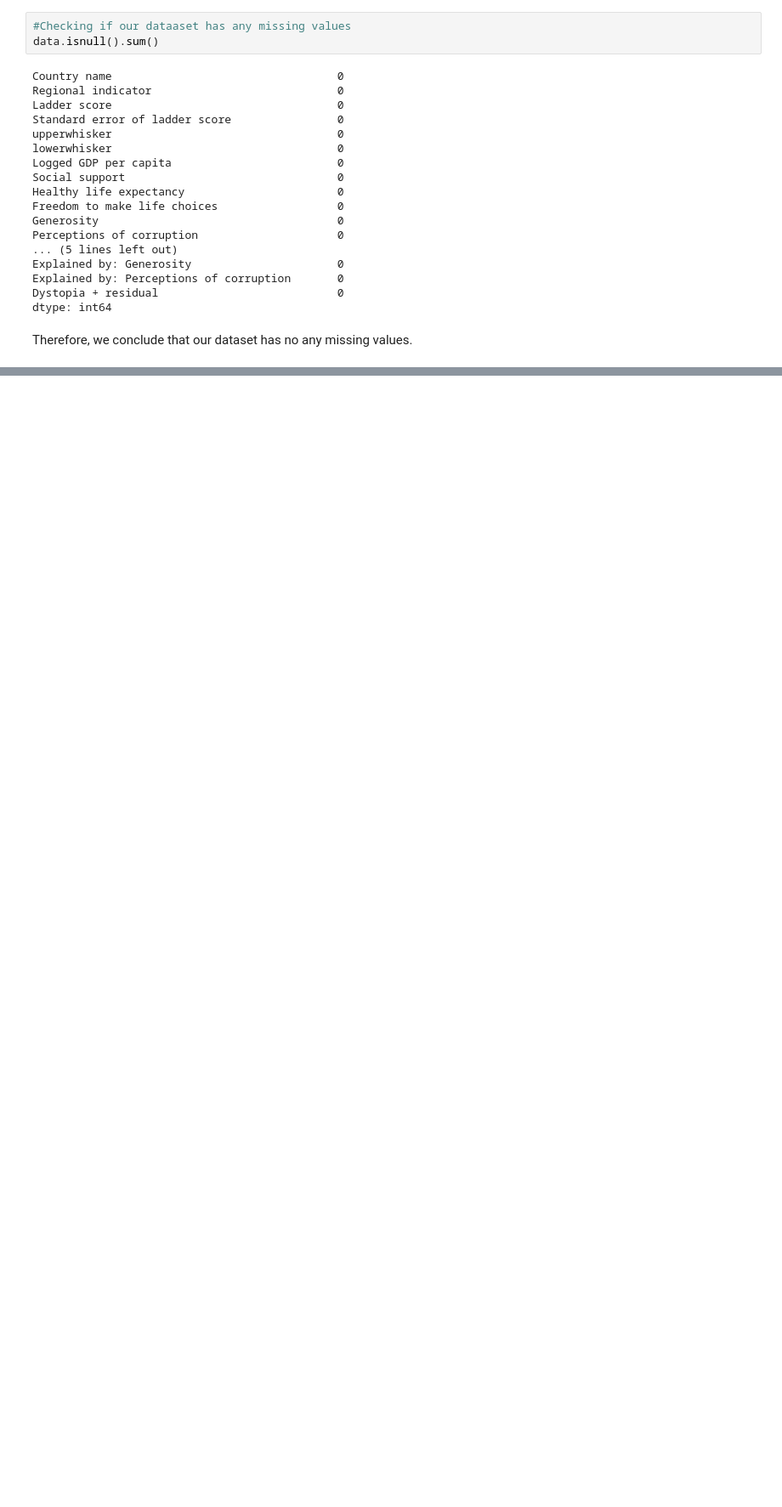
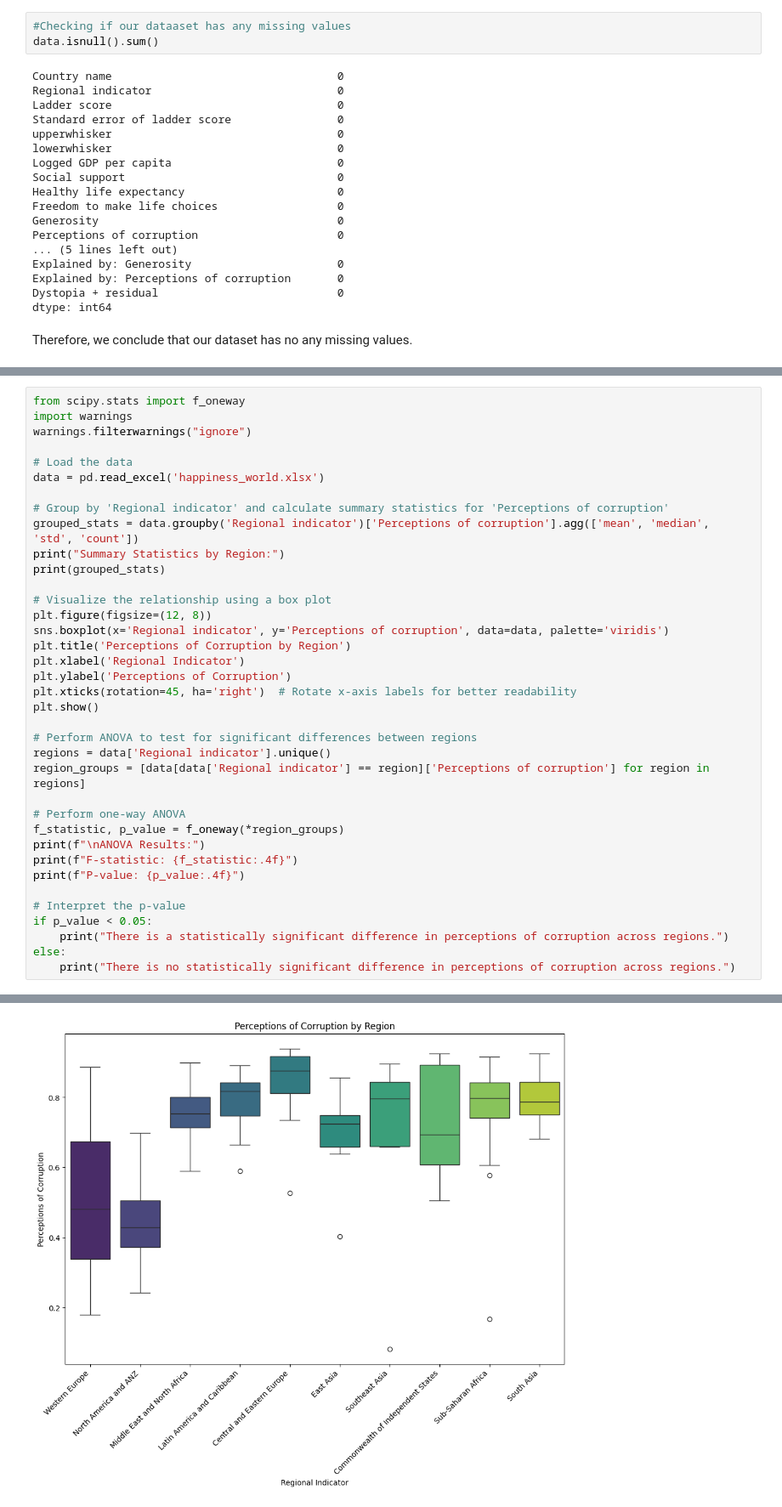
Before and after one commit to Agumekenneth/Probality-and-statistics-, a Jupyter notebook: TEST ONE/world_happiness.ipynb, the cells around one changed output, grey strips where cells are left out. Shown: that part at 85% size. Saved outputs shown, nothing was run; the diff lists cells and outputs as text; blank space fills up the shorter version.

```diff
--- a/TEST ONE/world_happiness.ipynb
+++ b/TEST ONE/world_happiness.ipynb
@@ -43,0 +137,38 @@ Therefore, we conclude that our dataset has no any missing values.
+# %%
+from scipy.stats import f_oneway
+import warnings
+warnings.filterwarnings("ignore")
+
+# Load the data
+data = pd.read_excel('happiness_world.xlsx')
+
+# Group by 'Regional indicator' and calculate summary statistics for 'Perceptions of corruption'
+grouped_stats = data.groupby('Regional indicator')['Perceptions of corruption'].agg(['mean', 'median', 'std', 'count'])
+print("Summary Statistics by Region:")
+print(grouped_stats)
+
+# Visualize the relationship using a box plot
+plt.figure(figsize=(12, 8))
+sns.boxplot(x='Regional indicator', y='Perceptions of corruption', data=data, palette='viridis')
+plt.title('Perceptions of Corruption by Region')
+plt.xlabel('Regional Indicator')
+plt.ylabel('Perceptions of Corruption')
+plt.xticks(rotation=45, ha='right')  # Rotate x-axis labels for better readability
+plt.show()
+
+# Perform ANOVA to test for significant differences between regions
+regions = data['Regional indicator'].unique()
+region_groups = [data[data['Regional indicator'] == region]['Perceptions of corruption'] for region in regions]
+
+# Perform one-way ANOVA
+f_statistic, p_value = f_oneway(*region_groups)
+print(f"\nANOVA Results:")
+print(f"F-statistic: {f_statistic:.4f}")
+print(f"P-value: {p_value:.4f}")
+
+# Interpret the p-value
+if p_value < 0.05:
+    print("There is a statistically significant difference in perceptions of corruption across regions.")
+else:
+    print("There is no statistically significant difference in perceptions of corruption across regions.")
+# %% [output]
@@ -43,0 +188 @@ Therefore, we conclude that our dataset has no any missing values.
+[figure, added]
```
Also changed, not shown: parts of 13 cells of this notebook.
